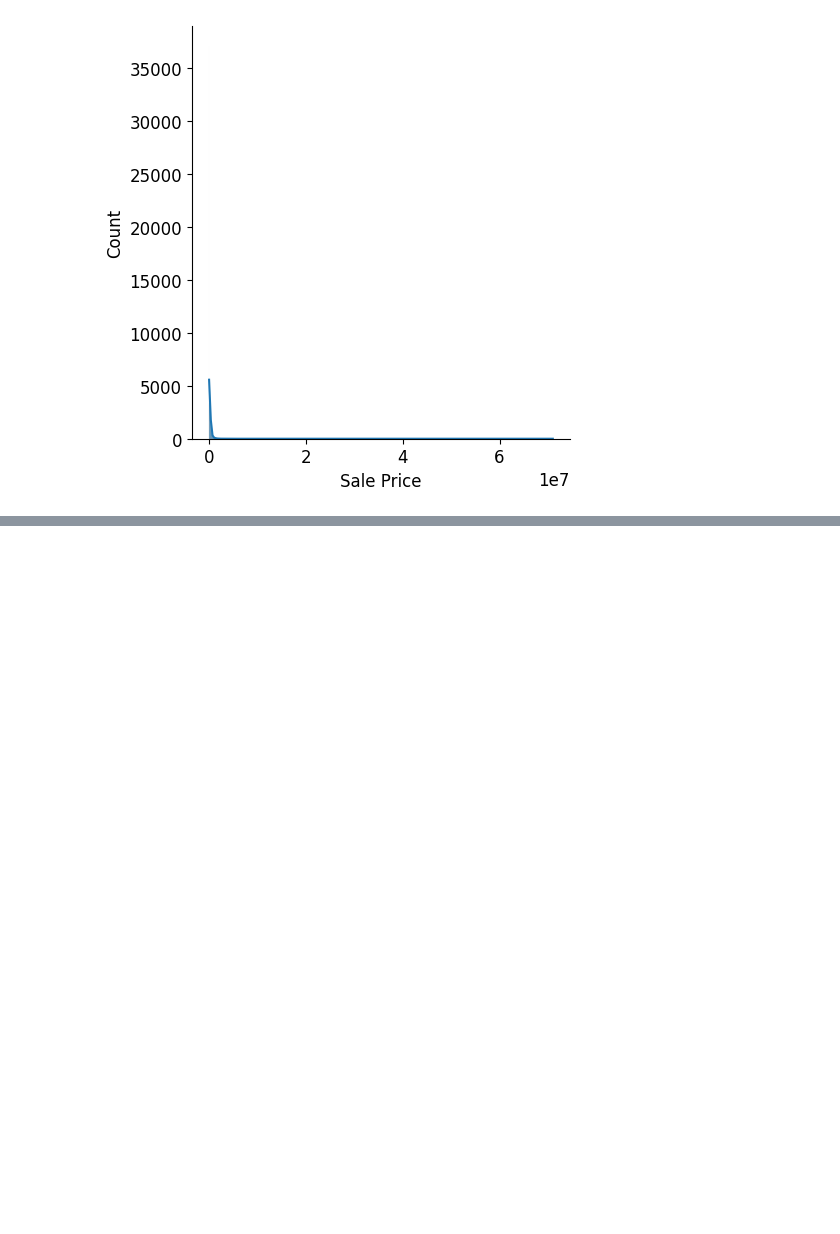
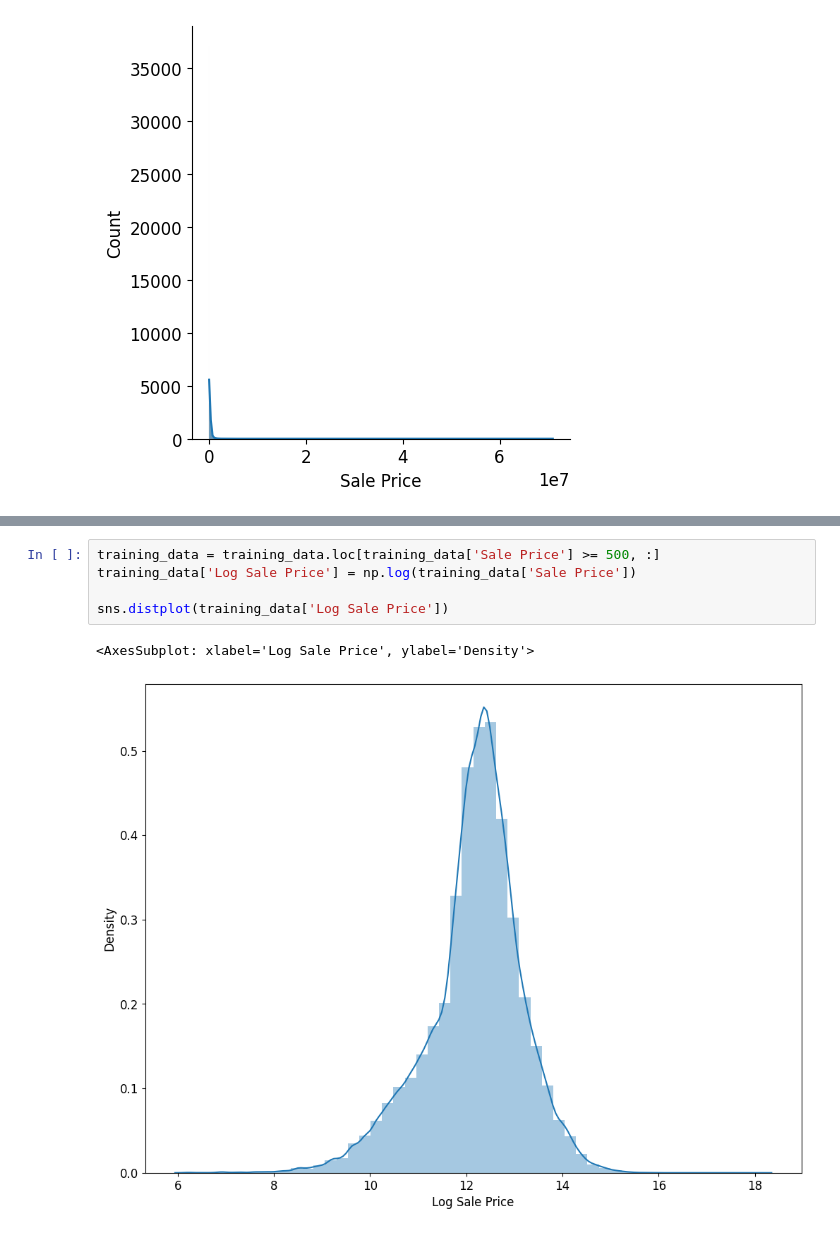
Before and after one commit to simitiangreg/spring_22, a Jupyter notebook: part1.ipynb, the cells around one changed output, grey strips where cells are left out. Drawn from its saved outputs; the diff is of its cells as text; blank space fills up the shorter version.

```diff
--- a/part1.ipynb
+++ b/part1.ipynb
@@ -62,0 +85,8 @@ Name: Sale Price, dtype: float64
+# %%
+training_data = training_data.loc[training_data['Sale Price'] >= 500, :]
+training_data['Log Sale Price'] = np.log(training_data['Sale Price'])
+
+sns.distplot(training_data['Log Sale Price'])
+# %% [output]
+<AxesSubplot: xlabel='Log Sale Price', ylabel='Density'>
+[figure, added]
```
Also changed, not shown: parts of 37 cells of this notebook, 1 other file.
